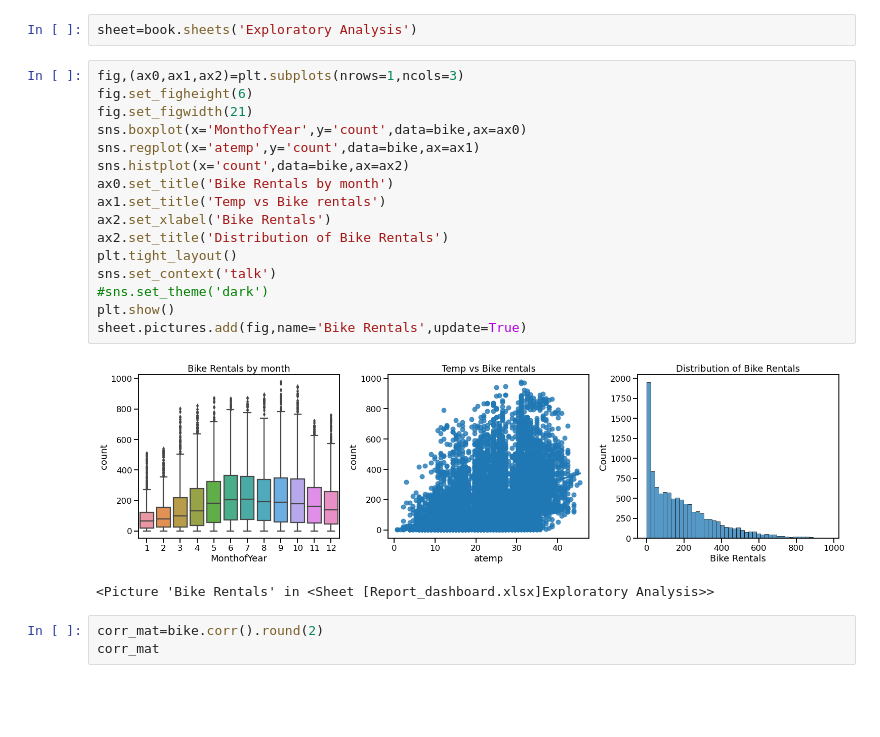
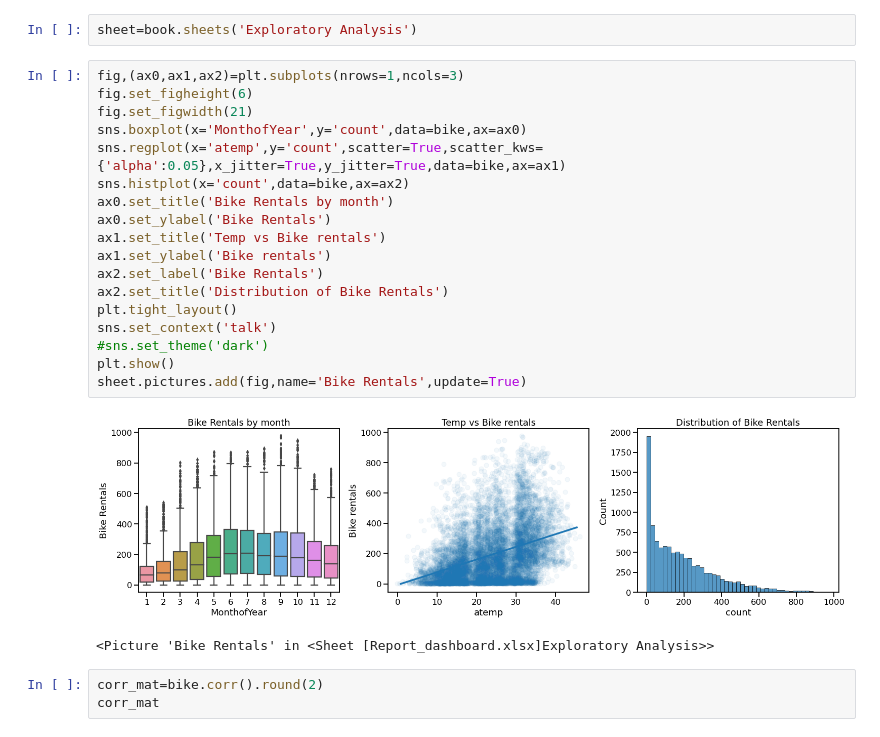
Before and after one commit to gmehra123/data_science, a Jupyter notebook: Tree Based Models.ipynb, the cells around one changed output. Cells and saved outputs as stored; diff of their text form; blank space fills up the shorter version.

```diff
--- a/Tree Based Models.ipynb
+++ b/Tree Based Models.ipynb
@@ -78,21 +78,23 @@ sheet=book.sheets('Exploratory Analysis')
 # %%
 fig,(ax0,ax1,ax2)=plt.subplots(nrows=1,ncols=3)
 fig.set_figheight(6)
 fig.set_figwidth(21)
 sns.boxplot(x='MonthofYear',y='count',data=bike,ax=ax0)
-sns.regplot(x='atemp',y='count',data=bike,ax=ax1)
+sns.regplot(x='atemp',y='count',scatter=True,scatter_kws={'alpha':0.05},x_jitter=True,y_jitter=True,data=bike,ax=ax1)
 sns.histplot(x='count',data=bike,ax=ax2)
 ax0.set_title('Bike Rentals by month')
+ax0.set_ylabel('Bike Rentals')
 ax1.set_title('Temp vs Bike rentals')
-ax2.set_xlabel('Bike Rentals')
+ax1.set_ylabel('Bike rentals')
+ax2.set_label('Bike Rentals')
 ax2.set_title('Distribution of Bike Rentals')
 plt.tight_layout()
 sns.set_context('talk')
 #sns.set_theme('dark')
 plt.show()
 sheet.pictures.add(fig,name='Bike Rentals',update=True)
 # %% [output]
-[figure, old version]
+[figure, new version]
 <Picture 'Bike Rentals' in <Sheet [Report_dashboard.xlsx]Exploratory Analysis>>
 # %%
 corr_mat=bike.corr().round(2)
```
Also changed, not shown: parts of 3 cells of this notebook, 1 other file.
